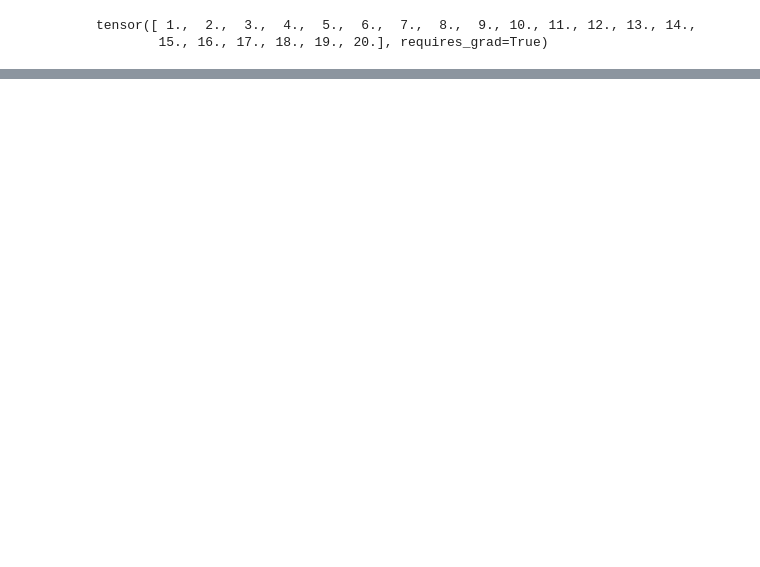
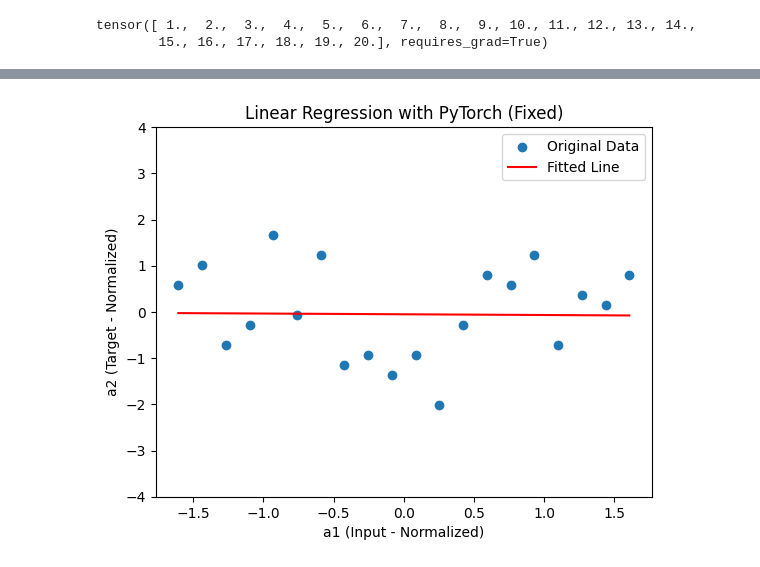
Before and after one commit to MDSALMANSHAMS/Learning, a Jupyter notebook: Python ML/1/1_SLR_with_NN.ipynb, the cells around one changed output, grey strips where cells are left out. Drawn from its saved outputs; the diff is of its cells as text; code cells hidden in the pictures; blank space fills up the shorter version.

```diff
--- a/Python ML/1/1_SLR_with_NN.ipynb
+++ b/Python ML/1/1_SLR_with_NN.ipynb
@@ -92,0 +204,60 @@ RuntimeError: Can't call numpy() on Tensor that requires grad. Use tensor.detach
+# %%
+import torch
+import torch.nn as nn
+import torch.optim as optim
+import matplotlib.pyplot as plt
+
+# Define the input (X) and output (Y) properly
+a1 = torch.tensor([1,2,3,4,5,6,7,8,9,10,11,12,13,14,15,16,17,18,19,20], dtype=torch.float32).view(-1, 1)
+a2 = torch.randint(40, 60, size=(20,), dtype=torch.float32).view(-1, 1)
+
+# Normalize data (optional but helpful)
+a1 = (a1 - a1.mean()) / a1.std()  # Standardizing input
+a2 = (a2 - a2.mean()) / a2.std()  # Standardizing output
+
+# Define a simple linear model
+class LinearRegressionModel(nn.Module):
+    def __init__(self):
+        super(LinearRegressionModel, self).__init__()
+        self.linear = nn.Linear(1, 1)  # One input, one output
+
+    def forward(self, x):
+        return self.linear(x)
+
+# Initialize model, loss function, and optimizer
+model = LinearRegressionModel()
+criterion = nn.MSELoss()  # Mean Squared Error Loss
+optimizer = optim.SGD(model.parameters(), lr=0.001)  # Reduced learning rate
+
+# Training loop
+epochs = 1000
+for epoch in range(epochs):
+    model.train()
+
+    # Forward pass
+    predictions = model(a1)
+    loss = criterion(predictions, a2)
+
+    # Backward pass
+    optimizer.zero_grad()
+    loss.backward()
+    optimizer.step()
+
+    # Print loss every 100 epochs
+    if epoch % 100 == 0:
+        print(f"Epoch {epoch}: Loss = {loss.item():.4f}")
+
+# Make predictions
+with torch.no_grad():
+    Y_pred = model(a1)
+
+# Plot results
+plt.scatter(a1.numpy(), a2.numpy(), label="Original Data")
+plt.plot(a1.numpy(), Y_pred.numpy(), color='red', label="Fitted Line")
+plt.xlabel("a1 (Input - Normalized)")
+plt.ylabel("a2 (Target - Normalized)")
+plt.legend()
+plt.title("Linear Regression with PyTorch (Fixed)")
+plt.ylim(-4,4)
+plt.show()
+# %% [output]
@@ -92,0 +274 @@ RuntimeError: Can't call numpy() on Tensor that requires grad. Use tensor.detach
+[figure, added]
```
Also changed, not shown: parts of 17 cells of this notebook, 5 other files.
